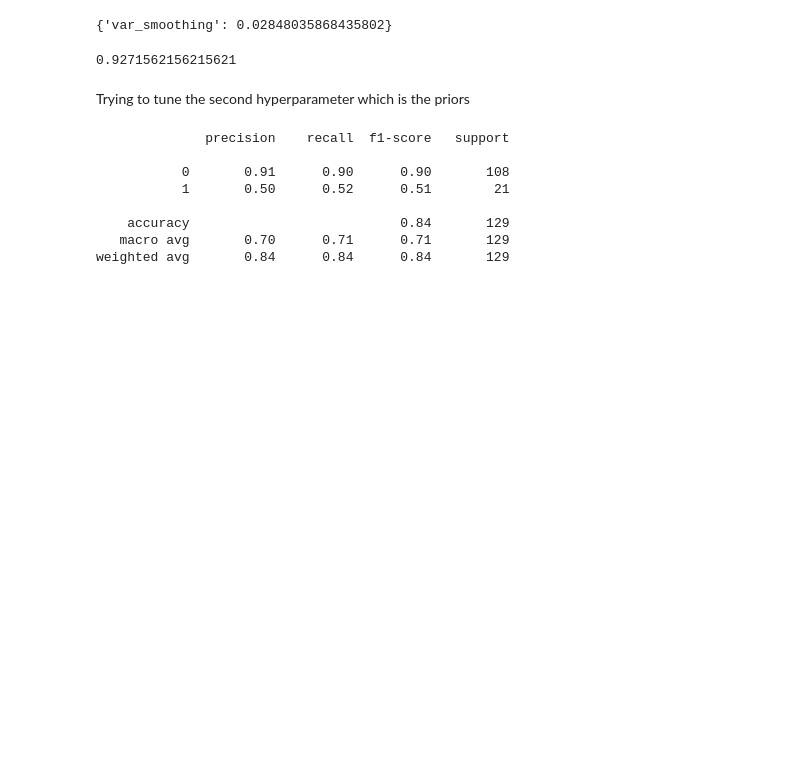
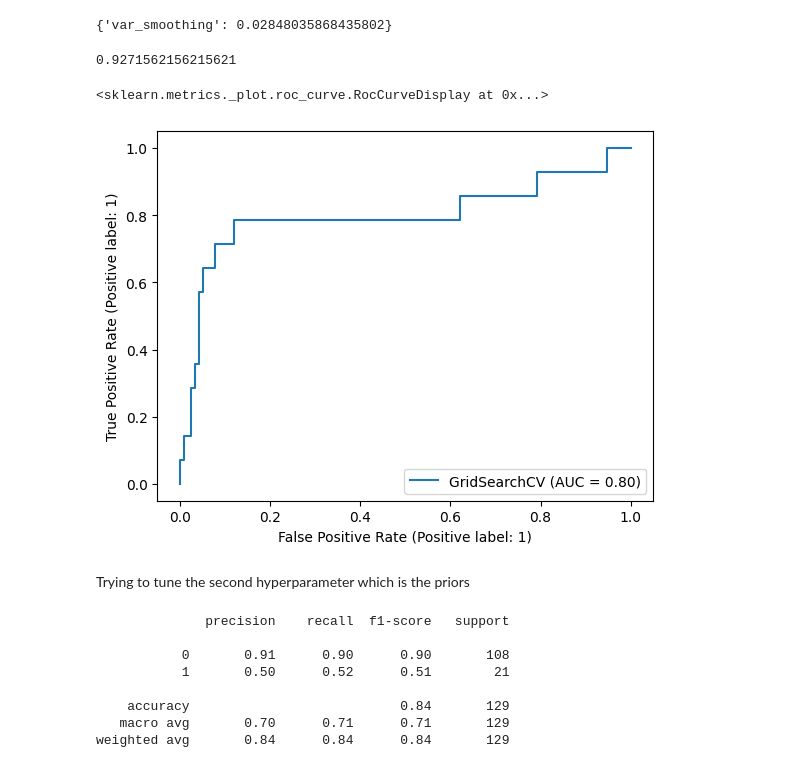
Before and after one commit to Aya-gamal2211/MachineLearning, a Jupyter notebook: Bayes_test.ipynb, the cells around one changed output. Saved outputs shown, nothing was run; the diff lists cells and outputs as text; code cells hidden in the pictures; blank space fills up the shorter version.

```diff
--- a/Bayes_test.ipynb
+++ b/Bayes_test.ipynb
@@ -324,6 +330,12 @@ gaussian_grid4.best_params_
 gaussian_grid4.best_score_
 # %% [output]
 0.9271562156215621
+# %%
+from sklearn import metrics
+metrics.plot_roc_curve(gaussian_grid4,x_test,y_test)
+# %% [output]
+<sklearn.metrics._plot.roc_curve.RocCurveDisplay at 0x...>
+[figure, added]
 # %% [markdown]
 Trying to tune the second hyperparameter which is the priors
 # %%
```
Also changed, not shown: parts of 8 cells of this notebook, 2 other files.
